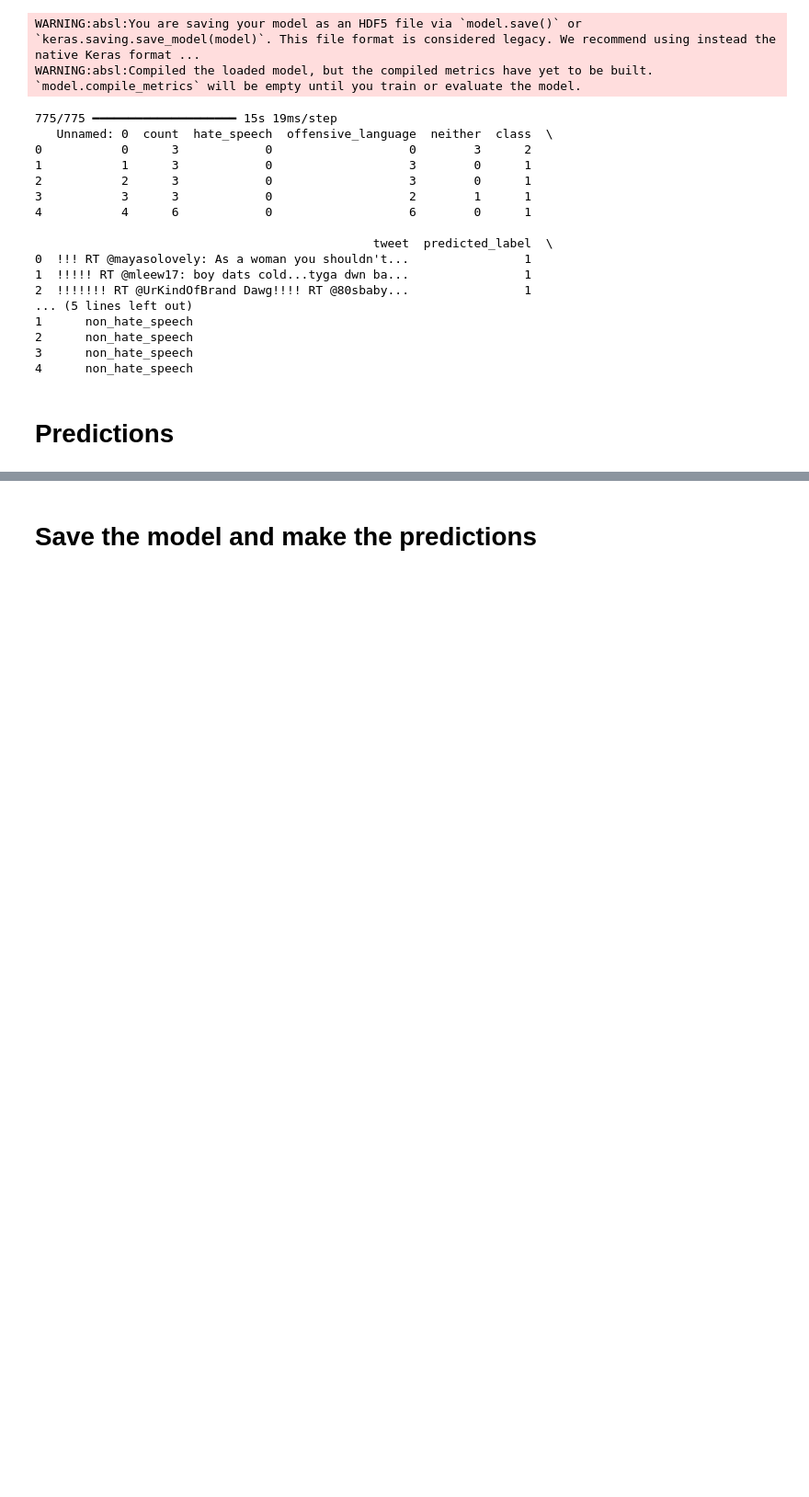
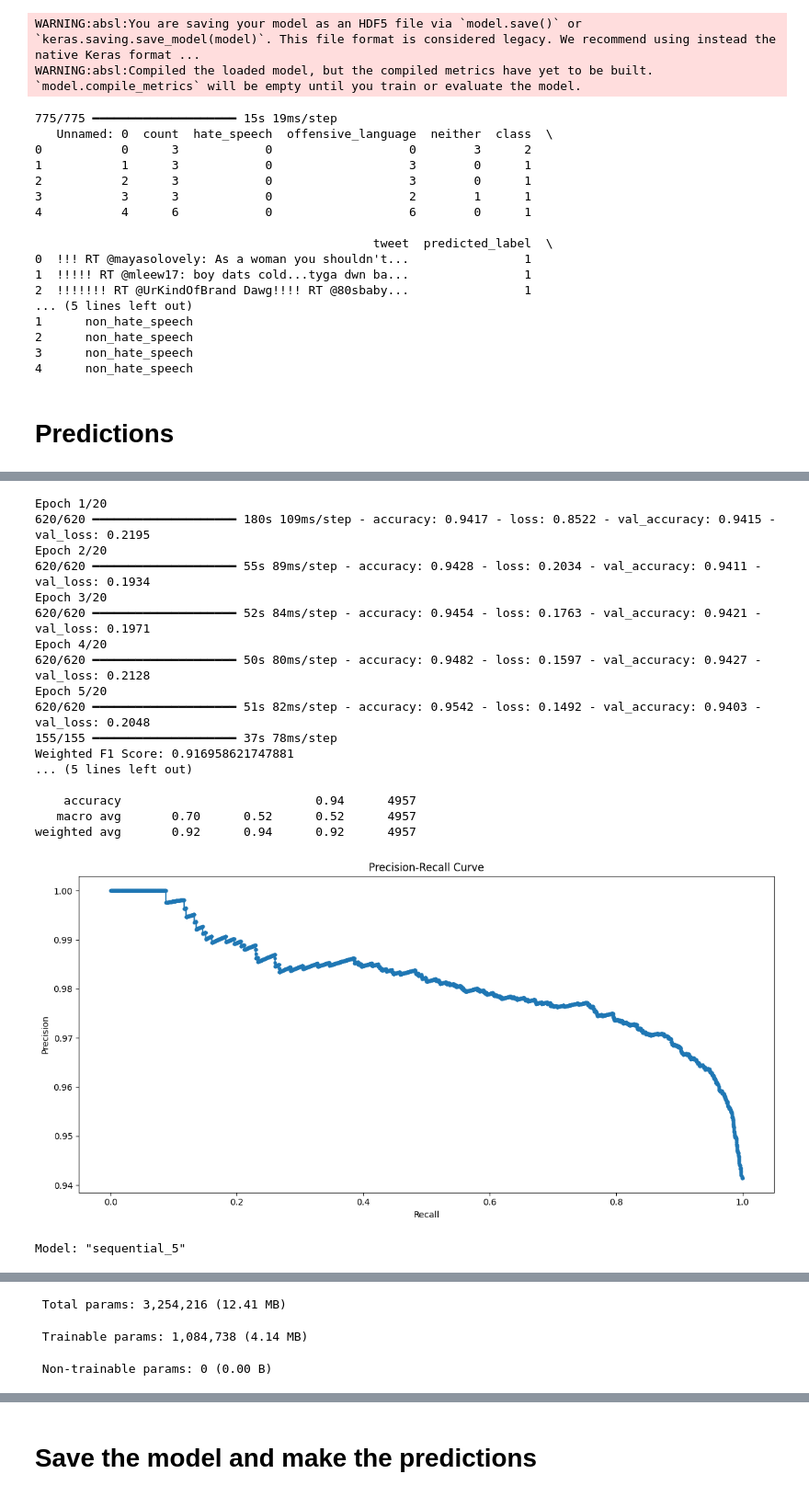
Before and after one commit to spring-board-b2-hate-speech/group-1, a Jupyter notebook: FINAL_DL.ipynb, the cells around one changed output, grey strips where cells are left out. Shown at 92% size. Drawn from its saved outputs; the diff is of its cells as text; code cells hidden in the pictures; blank space fills up the shorter version.

Commit message:
Final model completed

```diff
--- a/FINAL_DL.ipynb
+++ b/FINAL_DL.ipynb
@@ -671,0 +512,77 @@ Model: "sequential_2"
+# %%
+from sklearn.metrics import classification_report, f1_score, precision_recall_curve
+import matplotlib.pyplot as plt
+import numpy as np
+from tensorflow.keras.models import Sequential
+from tensorflow.keras.layers import Embedding, SpatialDropout1D, Bidirectional, LSTM, Dense
+from tensorflow.keras.optimizers import Adam
+from tensorflow.keras.callbacks import EarlyStopping
+from tensorflow.keras.regularizers import l2
+from tensorflow.keras.preprocessing.sequence import pad_sequences
+
+# Assume X_train_pad, X_test_pad, y_train_cat, y_test_cat, max_words, max_len are defined
+
+# Model definition
+model = Sequential()
+model.add(Embedding(input_dim=max_words, output_dim=100, input_length=max_len))
+model.add(SpatialDropout1D(0.3))  # Increased dropout rate
+model.add(Bidirectional(LSTM(64, dropout=0.3, recurrent_dropout=0.3, kernel_regularizer=l2(0.01))))  # Added L2 regularization
+model.add(Dense(2, activation='softmax'))
+
+# Compile the model
+optimizer = Adam(learning_rate=0.001)
+model.compile(loss='categorical_crossentropy', optimizer=optimizer, metrics=['accuracy'])
+
+# Implement EarlyStopping with patience
+early_stopping = EarlyStopping(monitor='val_loss', patience=3, restore_best_weights=True)
+
+# Train the model
+history = model.fit(X_train_pad, y_train_cat, validation_data=(X_test_pad, y_test_cat),
+                    epochs=20, batch_size=32, callbacks=[early_stopping])
+
+# Evaluate the model
+y_pred_cat = model.predict(X_test_pad)
+y_pred = np.argmax(y_pred_cat, axis=1)
+
+# Calculate F1 score
+f1score = f1_score(np.argmax(y_test_cat, axis=1), y_pred, average='weighted')
+print("Weighted F1 Score:", f1score)
+
+# Print classification report
+print("Classification Report:\n", classification_report(np.argmax(y_test_cat, axis=1), y_pred))
+
+# Plot training history
+plt.figure(figsize=(12, 6))
+
+# Plot precision and recall
+precision, recall, _ = precision_recall_curve(np.argmax(y_test_cat, axis=1), y_pred_cat[:, 1])
+plt.plot(recall, precision, marker='.')
+plt.xlabel('Recall')
+plt.ylabel('Precision')
+plt.title('Precision-Recall Curve')
+
+plt.tight_layout()
+plt.show()
+
+# Print model summary
+model.summary()
+# %% [output]
+Epoch 1/20
+620/620 ━━━━━━━━━━━━━━━━━━━━ 180s 109ms/step - accuracy: 0.9417 - loss: 0.8522 - val_accuracy: 0.9415 - val_loss: 0.2195
+Epoch 2/20
+620/620 ━━━━━━━━━━━━━━━━━━━━ 55s 89ms/step - accuracy: 0.9428 - loss: 0.2034 - val_accuracy: 0.9411 - val_loss: 0.1934
+Epoch 3/20
+620/620 ━━━━━━━━━━━━━━━━━━━━ 52s 84ms/step - accuracy: 0.9454 - loss: 0.1763 - val_accuracy: 0.9421 - val_loss: 0.1971
+Epoch 4/20
+620/620 ━━━━━━━━━━━━━━━━━━━━ 50s 80ms/step - accuracy: 0.9482 - loss: 0.1597 - val_accuracy: 0.9427 - val_loss: 0.2128
+Epoch 5/20
+620/620 ━━━━━━━━━━━━━━━━━━━━ 51s 82ms/step - accuracy: 0.9542 - loss: 0.1492 - val_accuracy: 0.9403 - val_loss: 0.2048
+155/155 ━━━━━━━━━━━━━━━━━━━━ 37s 78ms/step
+Weighted F1 Score: 0.916958621747881
+... (5 lines left out)
+
+    accuracy                           0.94      4957
+   macro avg       0.70      0.52      0.52      4957
+weighted avg       0.92      0.94      0.92      4957
+[figure, added]
+Model: "sequential_5"
@@ -671,0 +602,3 @@ Model: "sequential_2"
+ Total params: 3,254,216 (12.41 MB)
+ Trainable params: 1,084,738 (4.14 MB)
+ Non-trainable params: 0 (0.00 B)
```
Also changed, not shown: parts of 4 cells of this notebook.
